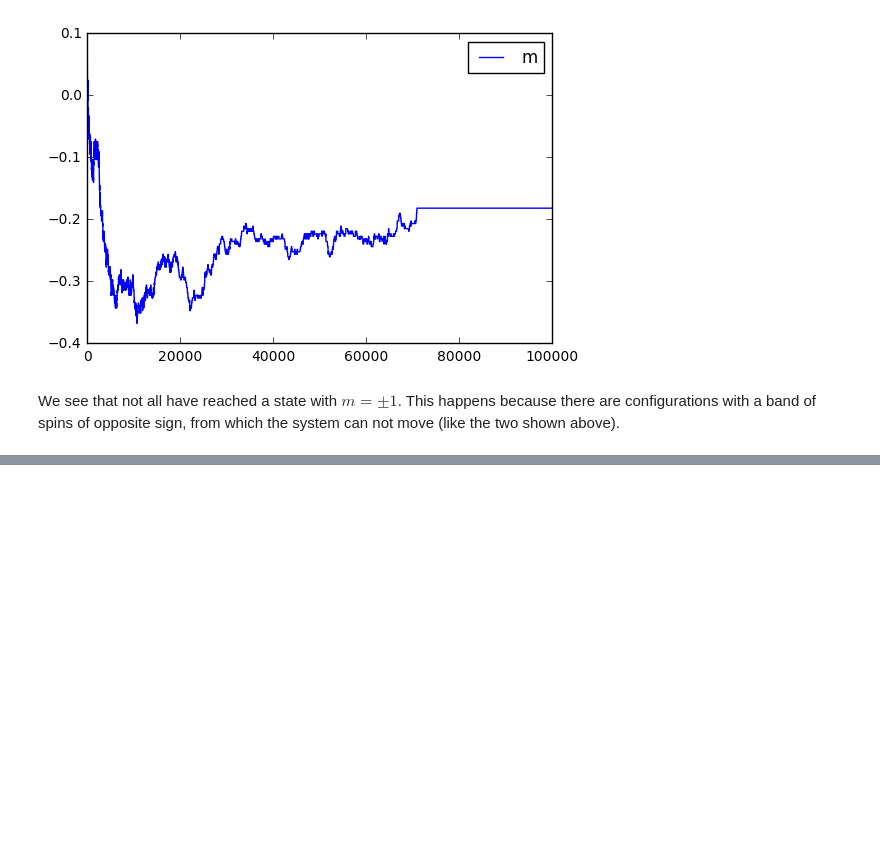
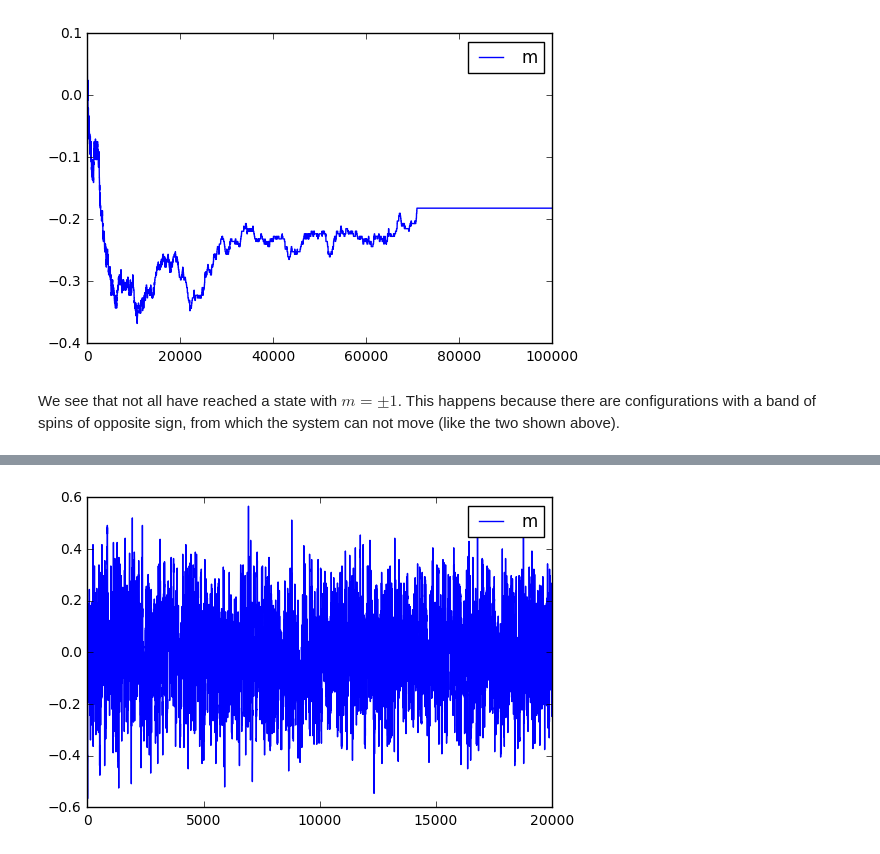
Before and after one commit to DromaninCM/PAS-IPython-notebooks, a Jupyter notebook: homework-4-pas-krzakala.ipynb, the cells around one changed output, grey strips where cells are left out. Saved outputs shown, nothing was run; the diff lists cells and outputs as text; code cells hidden in the pictures; blank space fills up the shorter version.

```diff
--- a/homework-4-pas-krzakala.ipynb
+++ b/homework-4-pas-krzakala.ipynb
@@ -329,0 +415,6 @@ We see that not all have reached a state with $m=\pm 1$. This happens because th
+# %%
+plt.plot(xrange(len(Ising_T3.magnetization)), Ising_T3.magnetization, label = "m")
+plt.legend()
+plt.show()
+# %% [output]
+[figure, added]
```
Also changed, not shown: parts of 44 cells of this notebook.
